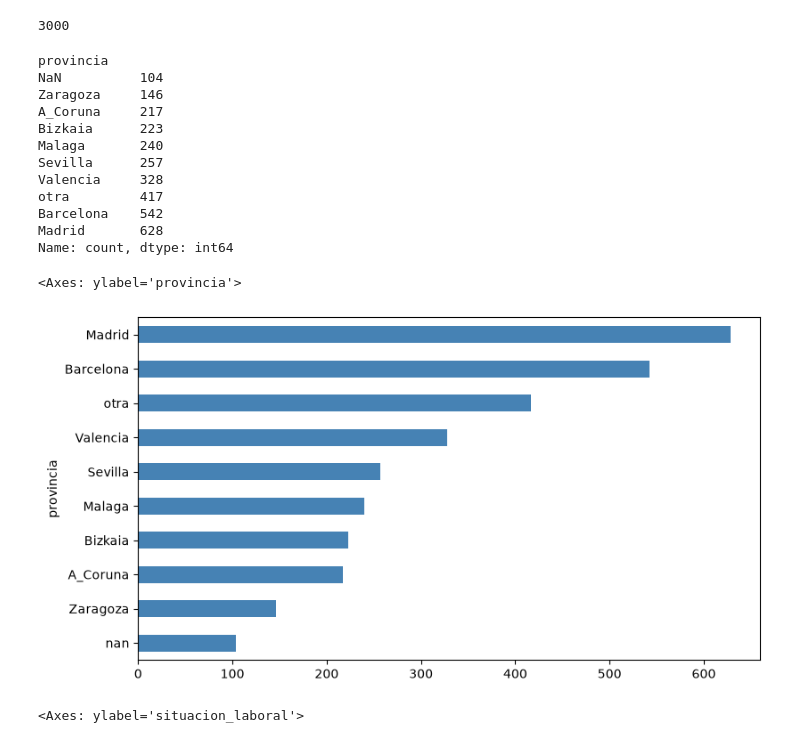
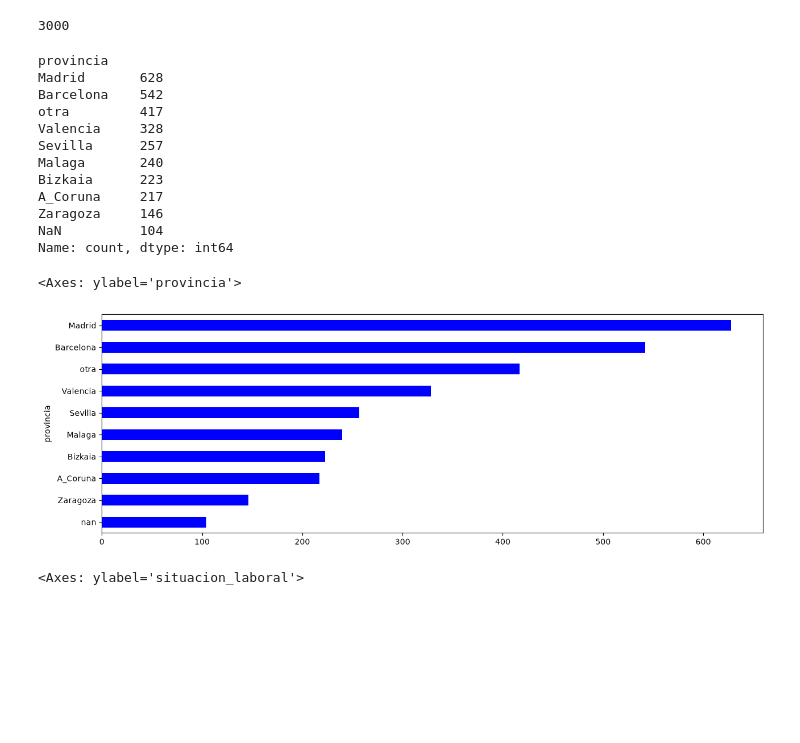
Before and after one commit to BorjaFdz/programacion-ia-alumnos, a Jupyter notebook: 05_Machine_Learning/EJERCICIO_ABANDONO/Abandono_borja.ipynb, the cells around one changed output. Drawn from its saved outputs; the diff is of its cells as text; code cells hidden in the pictures; blank space fills up the shorter version.

```diff
--- a/05_Machine_Learning/EJERCICIO_ABANDONO/Abandono_borja.ipynb
+++ b/05_Machine_Learning/EJERCICIO_ABANDONO/Abandono_borja.ipynb
@@ -35,26 +37,32 @@ df.id_cliente.nunique()
 # %% [output]
 3000
 # %%
-df["provincia"].value_counts(dropna=False).sort_values()
+# Cantidad de clientes por provincia (frecuencias absolutas)
+# dropna (por defecto a True), enseña las filas donde no hay ninguna provincia
+# sort_values: ordena esas frecuencias de menor a mayor
+# df["provincia"].value_counts(dropna=False).sort_values()
+df["provincia"].value_counts(dropna=False).sort_values(ascending=False)
+# con ascending = False ordeno de mayor a menor frecuencia de aparición
 # %% [output]
 provincia
+Madrid       628
+Barcelona    542
+otra         417
+Valencia     328
+Sevilla      257
+Malaga       240
+Bizkaia      223
+A_Coruna     217
+Zaragoza     146
 NaN          104
-Zaragoza     146
-A_Coruna     217
-Bizkaia      223
-Malaga       240
-Sevilla      257
-Valencia     328
-otra         417
-Barcelona    542
-Madrid       628
 Name: count, dtype: int64
 # %%
+# value_counts() de provicincia pero con visualización en forma diagrama de barras horizontal (bar"h")
 conteo = df["provincia"].value_counts(dropna=False).sort_values()
-conteo.plot.barh(figsize=(9, 5), color="steelblue")
+conteo.plot.barh(figsize=(15, 5), color="blue") #cambio relación de aspecto y cambio color
 # %% [output]
 <Axes: ylabel='provincia'>
-[figure, old version]
+[figure, new version]
 # %%
 df["situacion_laboral"].value_counts(dropna=False).sort_values().plot.barh()
 # %% [output]
```
Also changed, not shown: parts of 37 cells of this notebook, 18 other files.
